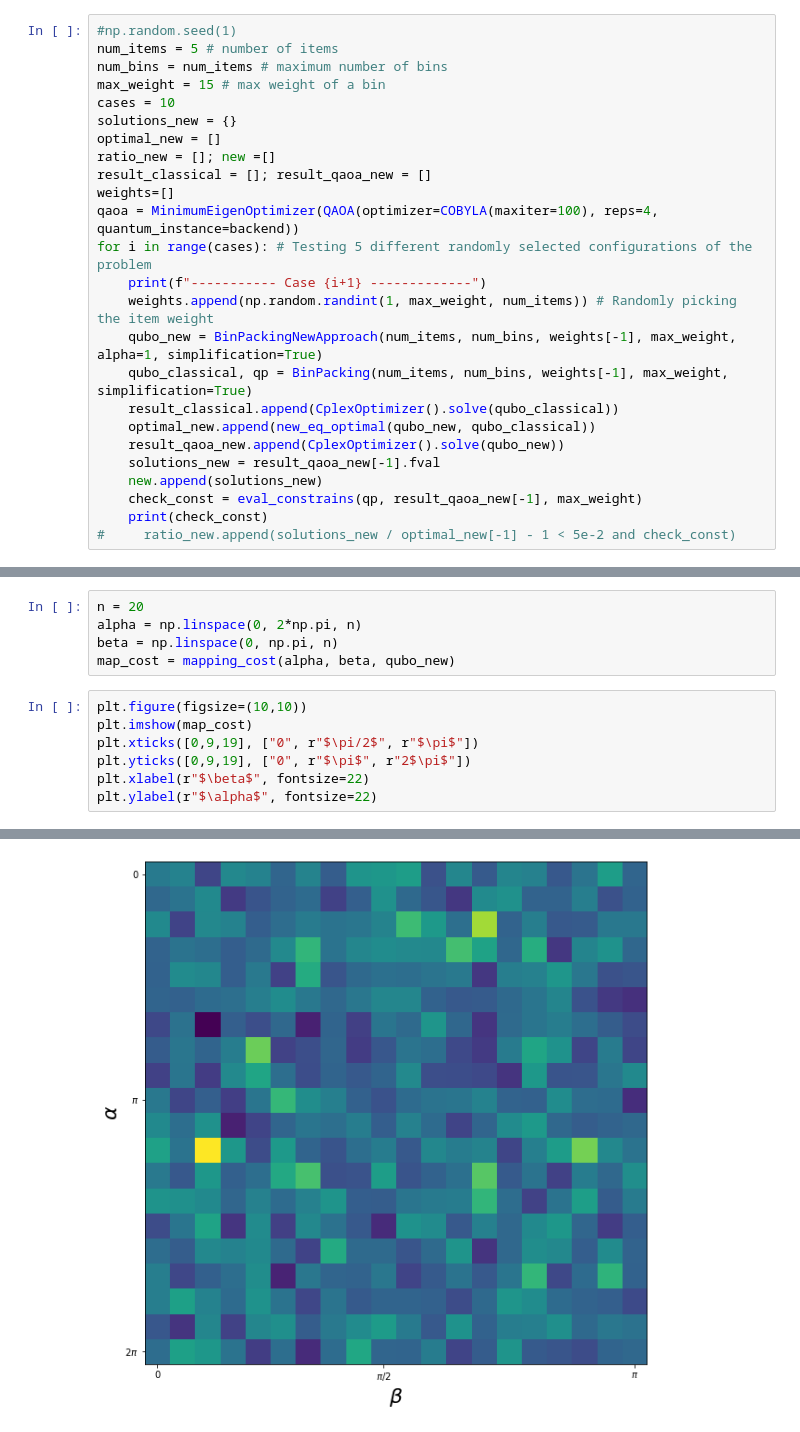
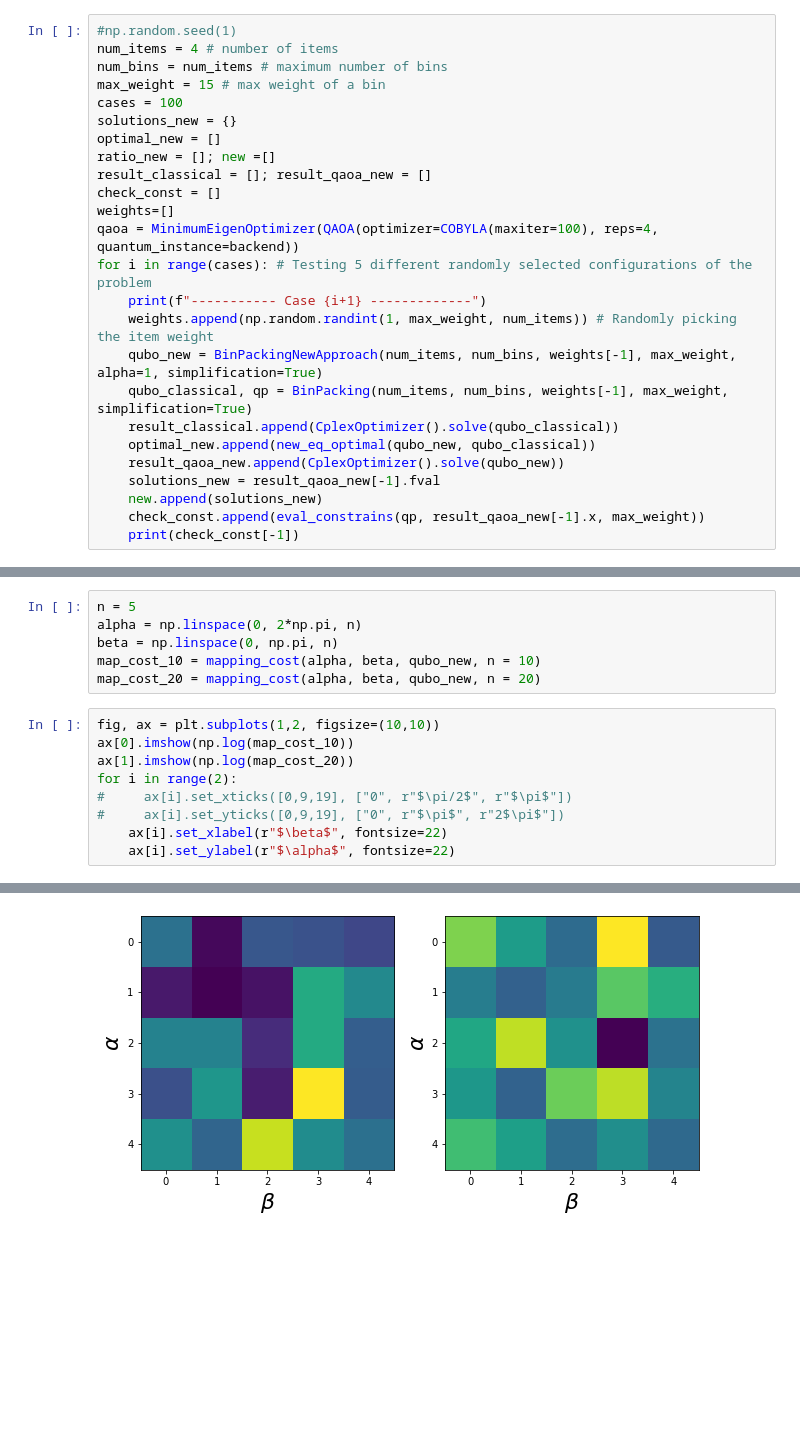
Before and after one commit to alejomonbar/BinPackingProblemNewApproach, a Jupyter notebook: Results .ipynb, the cells around one changed output, grey strips where cells are left out. Saved outputs shown, nothing was run; the diff lists cells and outputs as text; blank space fills up the shorter version.

```diff
--- a/Results .ipynb
+++ b/Results .ipynb
@@ -12,14 +13,15 @@ from qiskit import Aer
 backend = Aer.get_backend("qasm_simulator")
 # %%
 #np.random.seed(1)
-num_items = 5 # number of items
+num_items = 4 # number of items
 num_bins = num_items # maximum number of bins
 max_weight = 15 # max weight of a bin
-cases = 10
+cases = 100
 solutions_new = {}
 optimal_new = []
 ratio_new = []; new =[]
 result_classical = []; result_qaoa_new = []
+check_const = []
 weights=[]
 qaoa = MinimumEigenOptimizer(QAOA(optimizer=COBYLA(maxiter=100), reps=4, quantum_instance=backend))
 for i in range(cases): # Testing 5 different randomly selected configurations of the problem
@@ -32,9 +34,8 @@ for i in range(cases): # Testing 5 different randomly selected configurations of
     result_qaoa_new.append(CplexOptimizer().solve(qubo_new))
     solutions_new = result_qaoa_new[-1].fval
     new.append(solutions_new)
-    check_const = eval_constrains(qp, result_qaoa_new[-1], max_weight)
-    print(check_const)
-#     ratio_new.append(solutions_new / optimal_new[-1] - 1 < 5e-2 and check_const)
+    check_const.append(eval_constrains(qp, result_qaoa_new[-1].x, max_weight))
+    print(check_const[-1])
 # %% [output]
 ----------- Case 1 -------------
 True
@@ -86,13 +68,16 @@ for i in range(len(result_classical)):
 # %%
-n = 20
+n = 5
 alpha = np.linspace(0, 2*np.pi, n)
 beta = np.linspace(0, np.pi, n)
-map_cost = mapping_cost(alpha, beta, qubo_new)
+map_cost_10 = mapping_cost(alpha, beta, qubo_new, n = 10)
+map_cost_20 = mapping_cost(alpha, beta, qubo_new, n = 20)
 # %%
-plt.figure(figsize=(10,10))
-plt.imshow(map_cost)
-plt.xticks([0,9,19], ["0", r"$\pi/2$", r"$\pi$"])
-plt.yticks([0,9,19], ["0", r"$\pi$", r"2$\pi$"])
-plt.xlabel(r"$\beta$", fontsize=22)
-plt.ylabel(r"$\alpha$", fontsize=22)
+fig, ax = plt.subplots(1,2, figsize=(10,10))
+ax[0].imshow(np.log(map_cost_10))
+ax[1].imshow(np.log(map_cost_20))
+for i in range(2):
+#     ax[i].set_xticks([0,9,19], ["0", r"$\pi/2$", r"$\pi$"])
+#     ax[i].set_yticks([0,9,19], ["0", r"$\pi$", r"2$\pi$"])
+    ax[i].set_xlabel(r"$\beta$", fontsize=22)
+    ax[i].set_ylabel(r"$\alpha$", fontsize=22)
 # %% [output]
@@ -100 +84 @@ Text(0, 0.5, '$\\alpha$')
-[figure, old version]
+[figure, new version]
```
Also changed, not shown: parts of 12 cells of this notebook, 2 other files.
